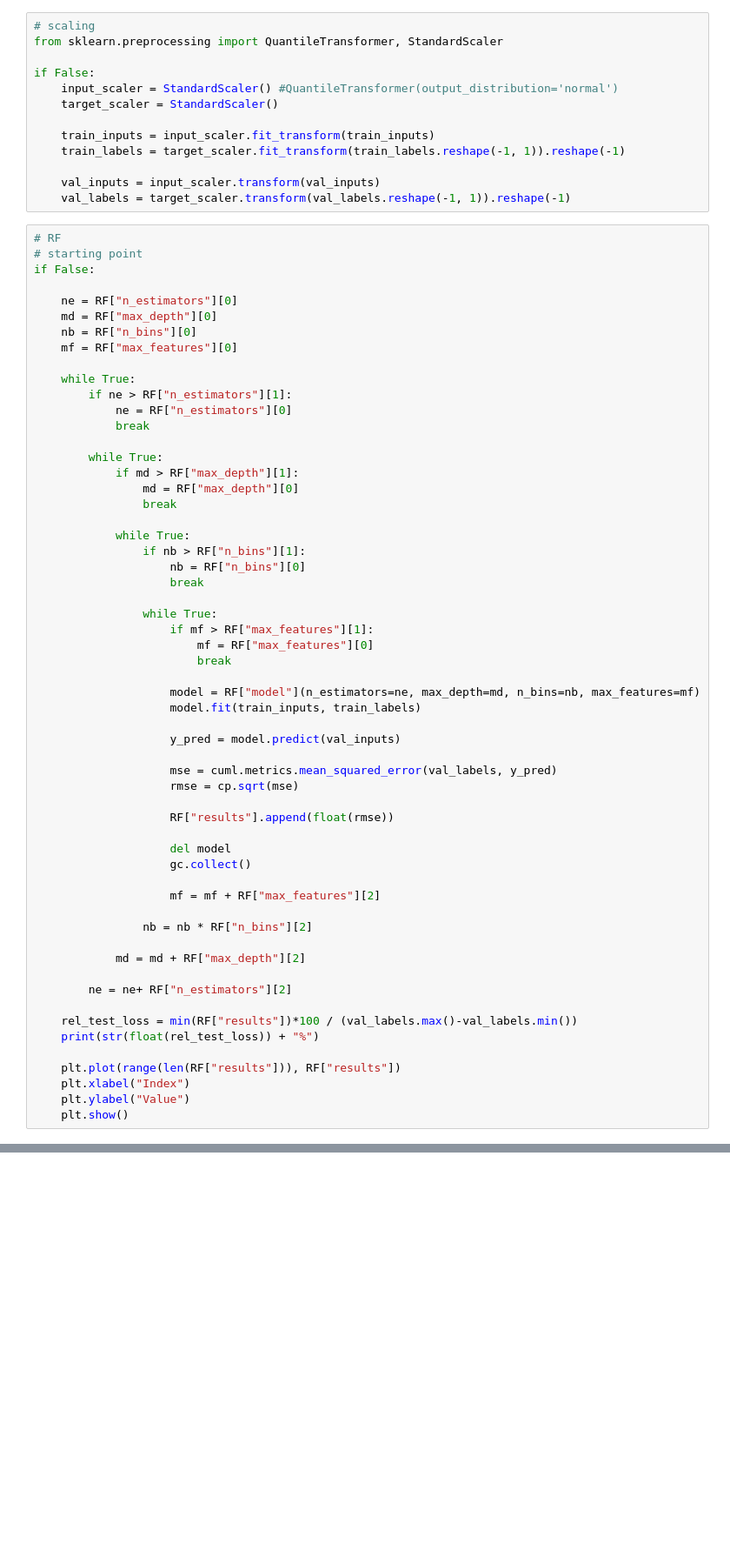
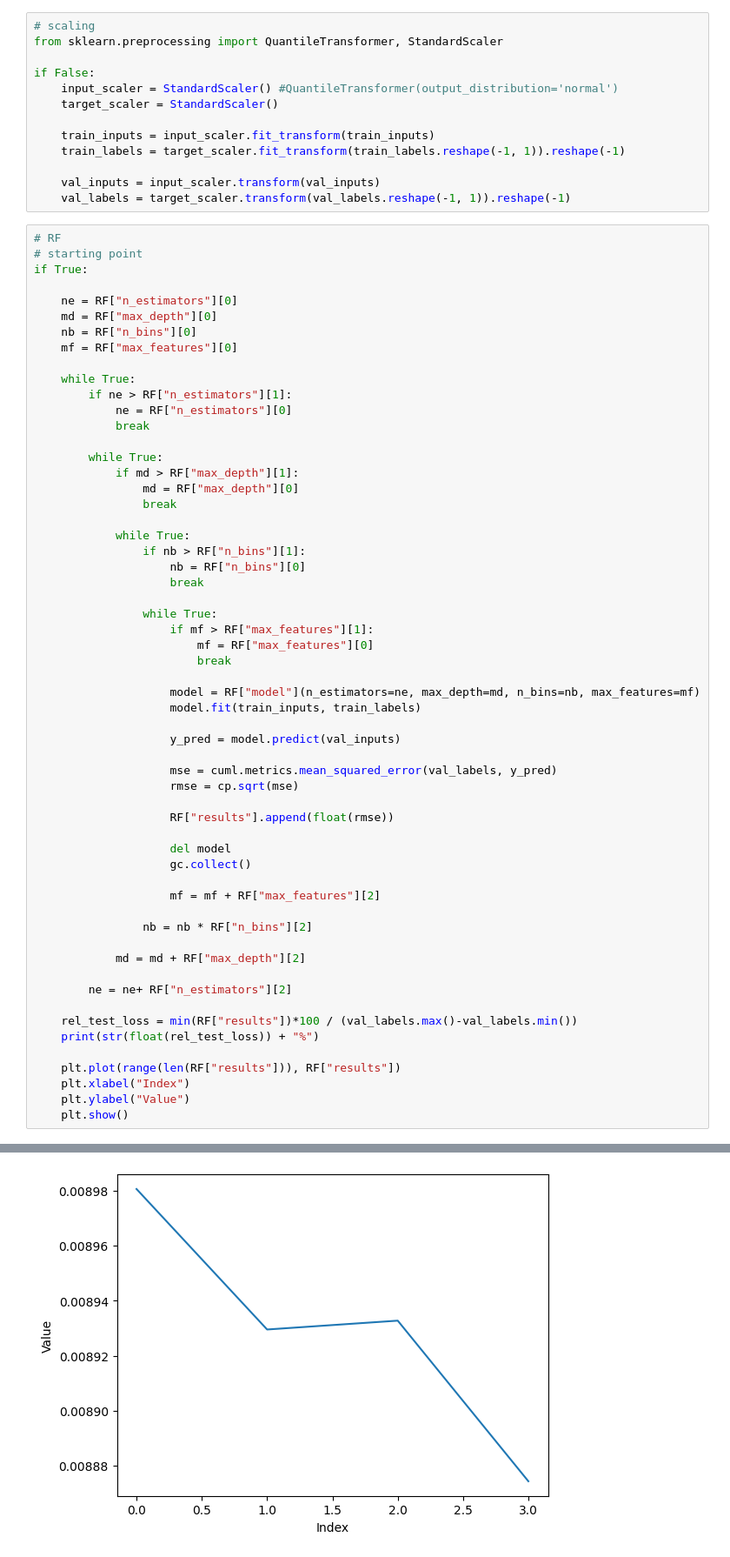
Before and after one commit to fmarkovitsis/ML-For-CV-Robustness, a Jupyter notebook: models/Original/classicalML/classicalML.ipynb, the cells around one changed output, grey strips where cells are left out. Shown at 87% size. Saved outputs shown, nothing was run; the diff lists cells and outputs as text; blank space fills up the shorter version.

```diff
--- a/models/Original/classicalML/classicalML.ipynb
+++ b/models/Original/classicalML/classicalML.ipynb
@@ -128,7 +128,7 @@ if False:
 # %%
 # RF
 # starting point
-if False:
+if True:
 
     ne = RF["n_estimators"][0]
     md = RF["max_depth"][0]
@@ -183,3 +183,4 @@ if False:
     plt.xlabel("Index")
     plt.ylabel("Value")
     plt.show()
+# %% [output]
@@ -186,3 +188,4 @@ if False:
+[figure, added]
 # %%
 # ET
 # starting point
```
Also changed, not shown: parts of 10 cells of this notebook, 38 other files.
